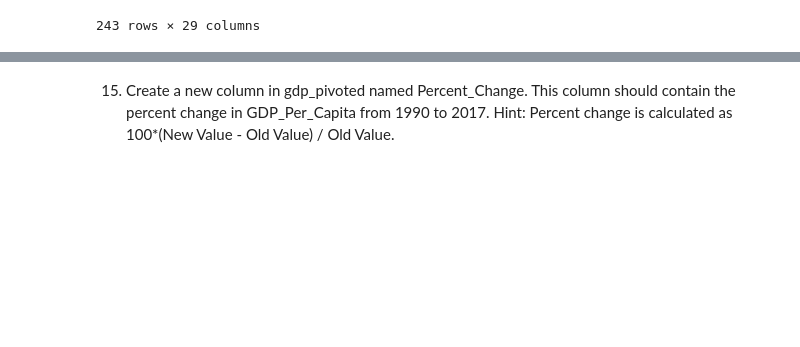
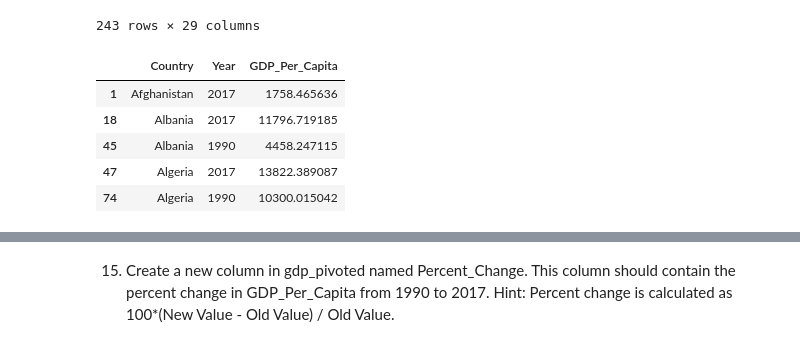
Before and after one commit to nss-data-science-cohort-4/dq1-undata-vai2fc, a Jupyter notebook: notebooks/UN_Data_Exploration.ipynb, the cells around one changed output, grey strips where cells are left out. Saved outputs shown, nothing was run; the diff lists cells and outputs as text; code cells hidden in the pictures; blank space fills up the shorter version.

```diff
--- a/notebooks/UN_Data_Exploration.ipynb
+++ b/notebooks/UN_Data_Exploration.ipynb
@@ -245,3 +275,14 @@ gdp_pivoted
 | Zambia | 2339.137959 | 2278.802025 | 2185.120656 | 2278.347123 | 2031.776457 | 2038.510332 | 2108.910953 | 2130.519957 | 2064.467651 | 2102.074889 | ... |
 | Zimbabwe | 2819.549467 | 2906.272849 | 2591.007534 | 2572.870395 | 2768.309953 | 2736.486436 | 2985.856605 | 3036.422224 | 3099.076182 | 3054.064189 | ... |
 243 rows × 29 columns
+# %%
+# slice the data to only have 1990 and 2017 data
+gdp_90_17 = gdp_df[(gdp_df['Year'] == 1990) | (gdp_df['Year'] == 2017)]
+gdp_90_17.head()
+# %% [output]
+|  | Country | Year | GDP_Per_Capita |
+| 1 | Afghanistan | 2017 | 1758.465636 |
+| 18 | Albania | 2017 | 11796.719185 |
+| 45 | Albania | 1990 | 4458.247115 |
+| 47 | Algeria | 2017 | 13822.389087 |
+| 74 | Algeria | 1990 | 10300.015042 |
```
Also changed, not shown: parts of 12 cells of this notebook.
